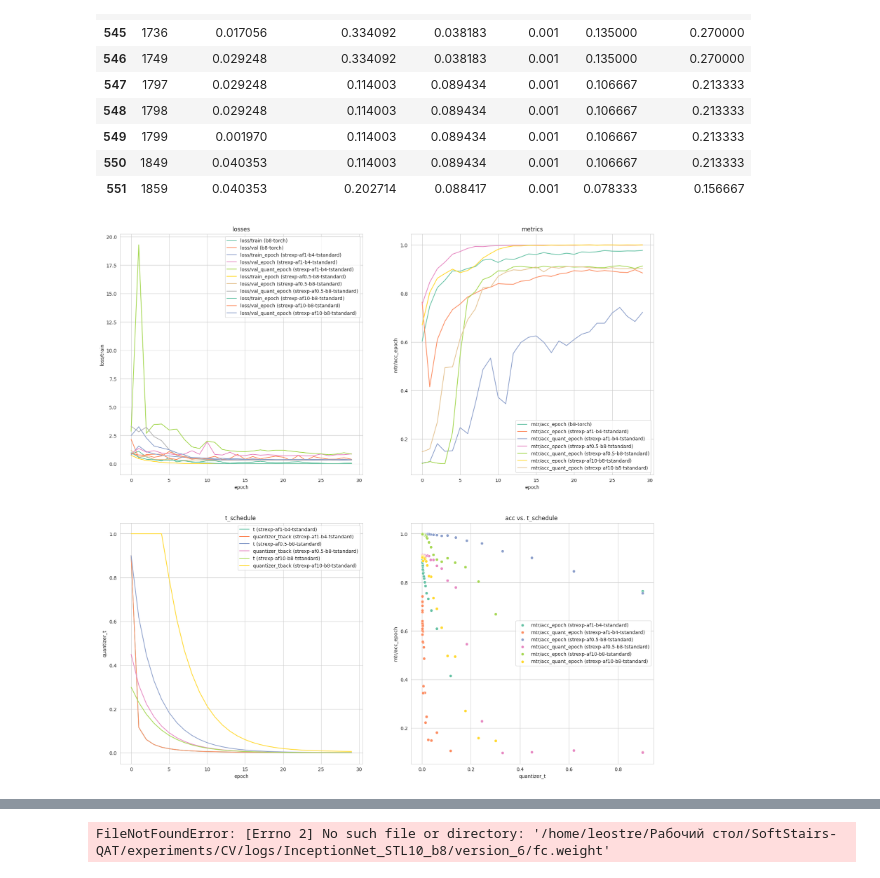
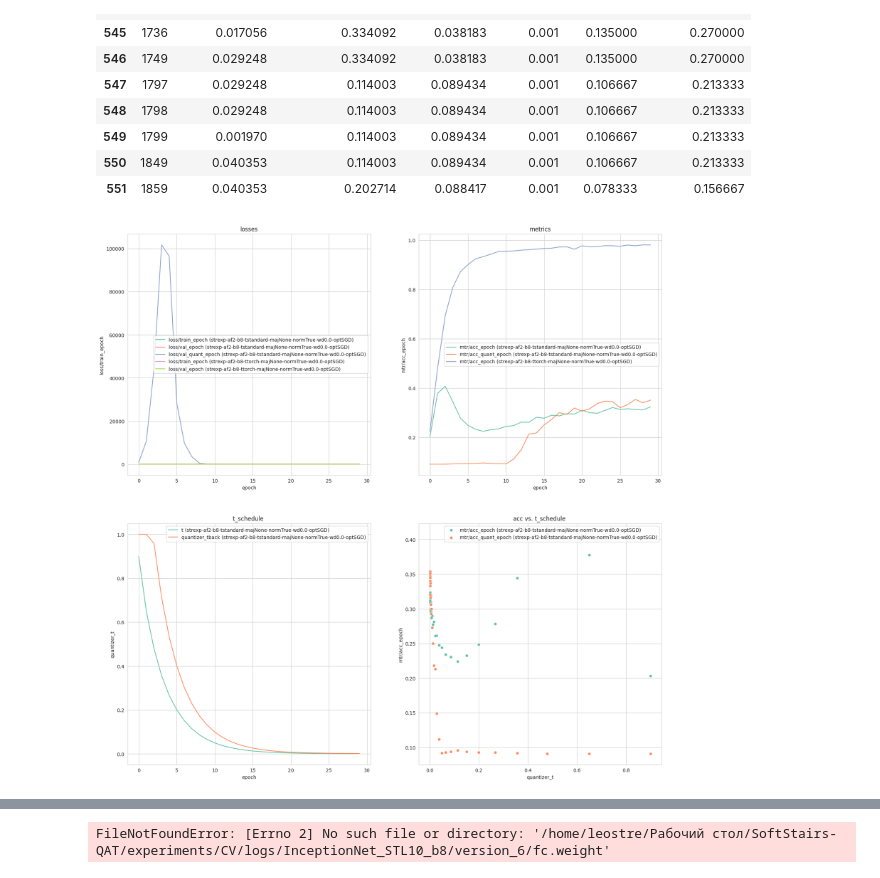
Before and after one commit to data-satanism/SoftStairs-QAT, a Jupyter notebook: experiments/CV/inception_stl10.ipynb, the cells around one changed output, grey strips where cells are left out. Saved outputs shown, nothing was run; the diff lists cells and outputs as text; code cells hidden in the pictures.

```diff
--- a/experiments/CV/inception_stl10.ipynb
+++ b/experiments/CV/inception_stl10.ipynb
@@ -766,38 +769,41 @@ def plot_dynamics(name, scale='step', metric='acc', axes=None, suffix='', agg_fu
             break
     # sns.scatterplot(dynamics, x='quantizer_t', y=f'train_{metric}', ax=ax)
     ax.set_title(f'{metric} vs. t_schedule ')
     return axes
 
 
 # plot_dynamics('InceptionNet_STL10_b4', 'epoch')
 def plot_comparison(*exps, scale, metric, suffixes=None, agg_func='mean'):
     if suffixes is None:
         suffixes = [f" ({'-'.join(exp.split('_')[2:])})" for exp in exps]
     axes = plot_dynamics(exps[0], scale, metric, agg_func=agg_func, suffix=suffixes[0])
     for exp, suffix in zip(exps[1:], suffixes[1:]):
         axes = plot_dynamics(exp, scale, metric, axes, suffix, agg_func=agg_func)
 
 plot_comparison(
-    'InceptionNet_STL10_b8_torch',
+    # 'InceptionNet_STL10_b8_torch',
     # 'InceptionNet_STL10_b4_torch',
     # 'InceptionNet_STL10_af0.25_b8_tstandard',
     # "InceptionNet_STL10_af1.0_b8_tstandard_nolog",
     # 'InceptionNet_STL10_af0.5_b8_tstandard',
     # 'InceptionNet_STL10_af1_b8_tstandard',
-    'InceptionNet_STL10_strexp_af1_b4_tstandard',
-    'InceptionNet_STL10_strexp_af0.5_b8_tstandard',
-    'InceptionNet_STL10_strexp_af10_b8_tstandard',
+    # 'InceptionNet_STL10_strexp_af1_b4_tstandard',
+    # 'InceptionNet_STL10_strexp_af0.5_b8_tstandard',
+    # 'InceptionNet_STL10_strexp_af10_b8_tstandard',
     # 'InceptionNet_STL10_strexp_af1_b8_tstandard_log',
     # 'InceptionNet_STL10_strexp_af1_b8_tstandard',
     # 'InceptionNet_STL10_strcyclic_af1_b8_tstandard_majNone_norm',
     # 'InceptionNet_STL10_strcyclic_af1_b8_tstandard_majNone',
     # 'InceptionNet_STL10_strcyclic_af1_b8_tstandard_maj0.05',
     # 'InceptionNet_STL10_af1.5_b8_tstandard',
     # 'InceptionNet_STL10_af2_b8_tstandard',
     # 'InceptionNet_STL10_af2_b8_tstandard_norm',
+    'InceptionNet_STL10_strexp_af2_b8_tstandard_majNone_normTrue_wd0.0_optSGD',
+    'InceptionNet_STL10_strexp_af2_b8_ttorch_majNone_normTrue_wd0.0_optSGD',
+
     scale='epoch', metric='acc', agg_func='last')
 # %% [output]
-[figure, old version]
+[figure, new version]
 # %%
 from softstairs_qat.core.soft_stairs import softstairs_naive, SoftStairs
 import torch
```
Also changed, not shown: parts of 4 cells of this notebook, 1 other file.
